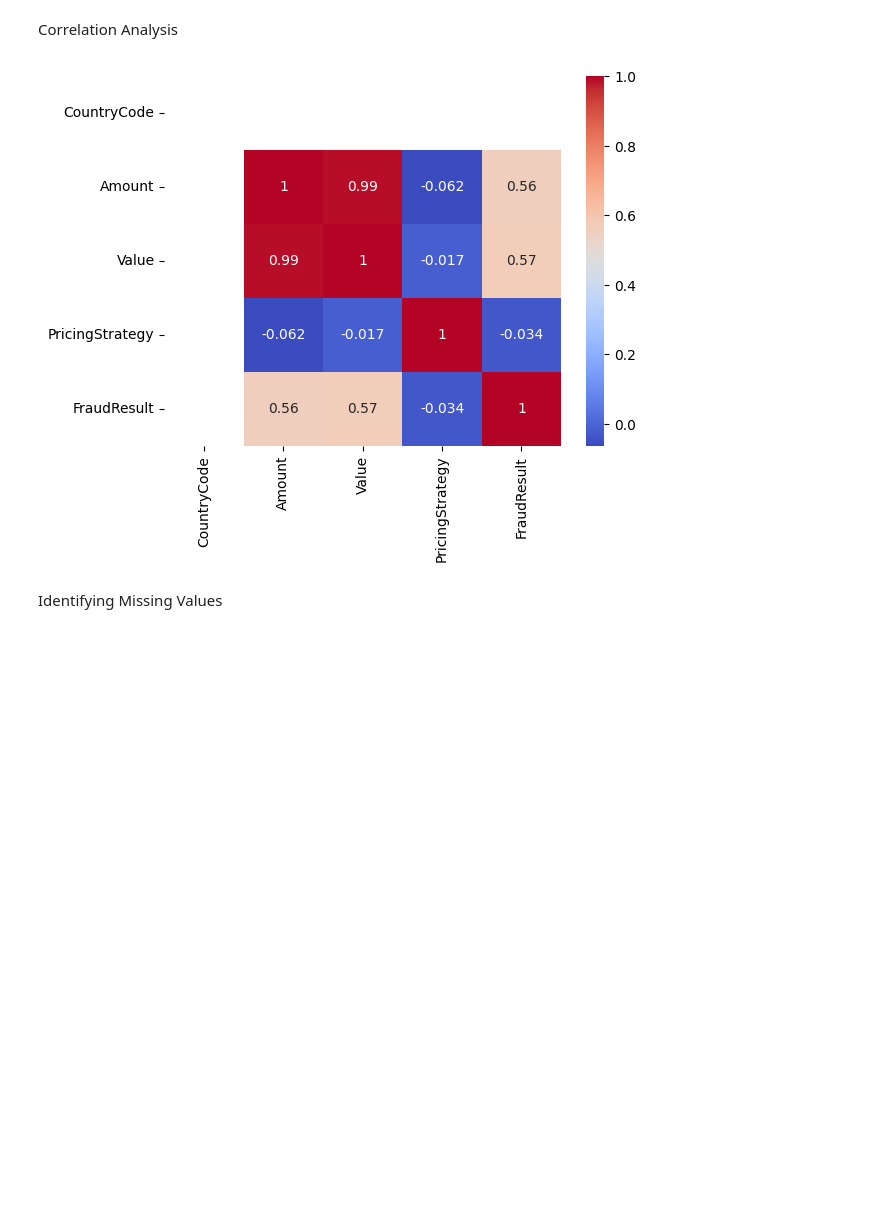
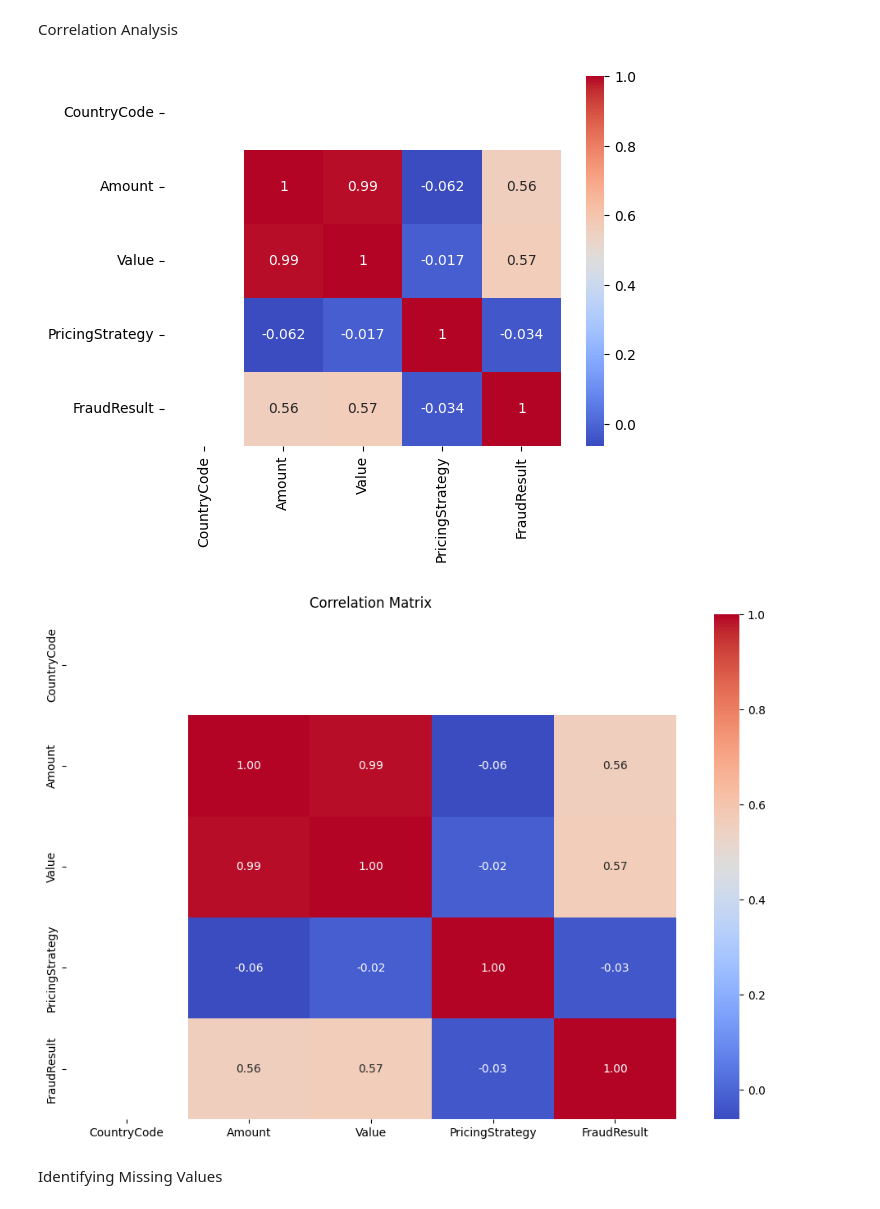
Before and after one commit to ruthasoll/Credit-Risk-Probability-week4, a Jupyter notebook: notebook/eda.ipynb, the cells around one changed output. Cells and saved outputs as stored; diff of their text form; code cells hidden in the pictures; blank space fills up the shorter version.

```diff
--- a/notebook/eda.ipynb
+++ b/notebook/eda.ipynb
@@ -91,10 +97,18 @@ plt.show()
 Correlation Analysis
 # %%
 # compute correlation only on numeric columns to avoid trying to convert string columns to float
-sns.heatmap(data.select_dtypes(include=['number']).corr(), annot=True, cmap='coolwarm')
+num_corr = data.select_dtypes(include=['number']).corr()
+sns.heatmap(num_corr, annot=True, cmap='coolwarm')
 plt.show()
+
+correlation_matrix = num_corr
+plt.figure(figsize=(12, 8))
+sns.heatmap(correlation_matrix, annot=True, fmt=".2f", cmap='coolwarm')
+plt.title('Correlation Matrix')
+plt.show()
 # %% [output]
 [figure]
+[figure, added]
 # %% [markdown]
 Identifying Missing Values
 # %%
```
Also changed, not shown: parts of 1 cell of this notebook.
